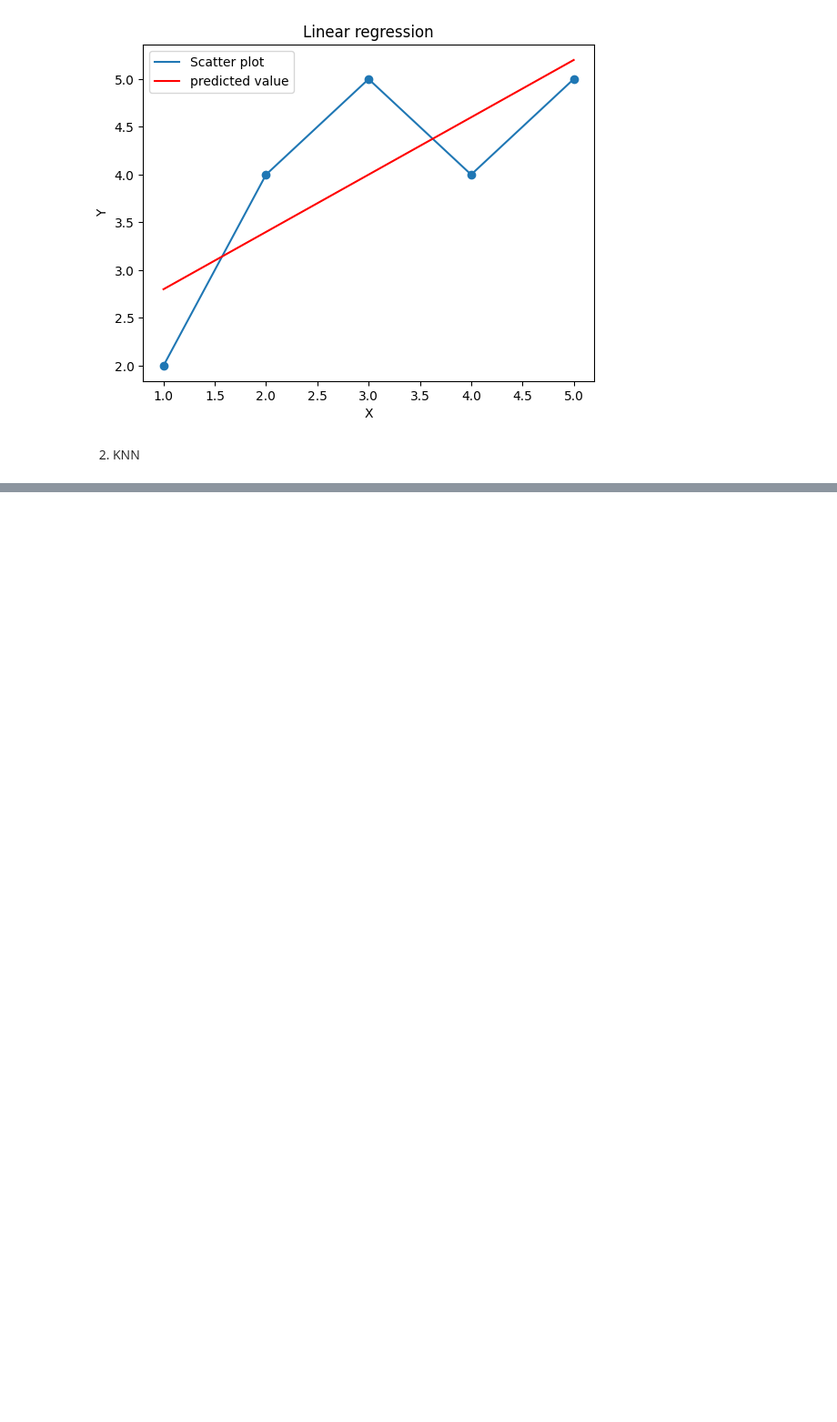
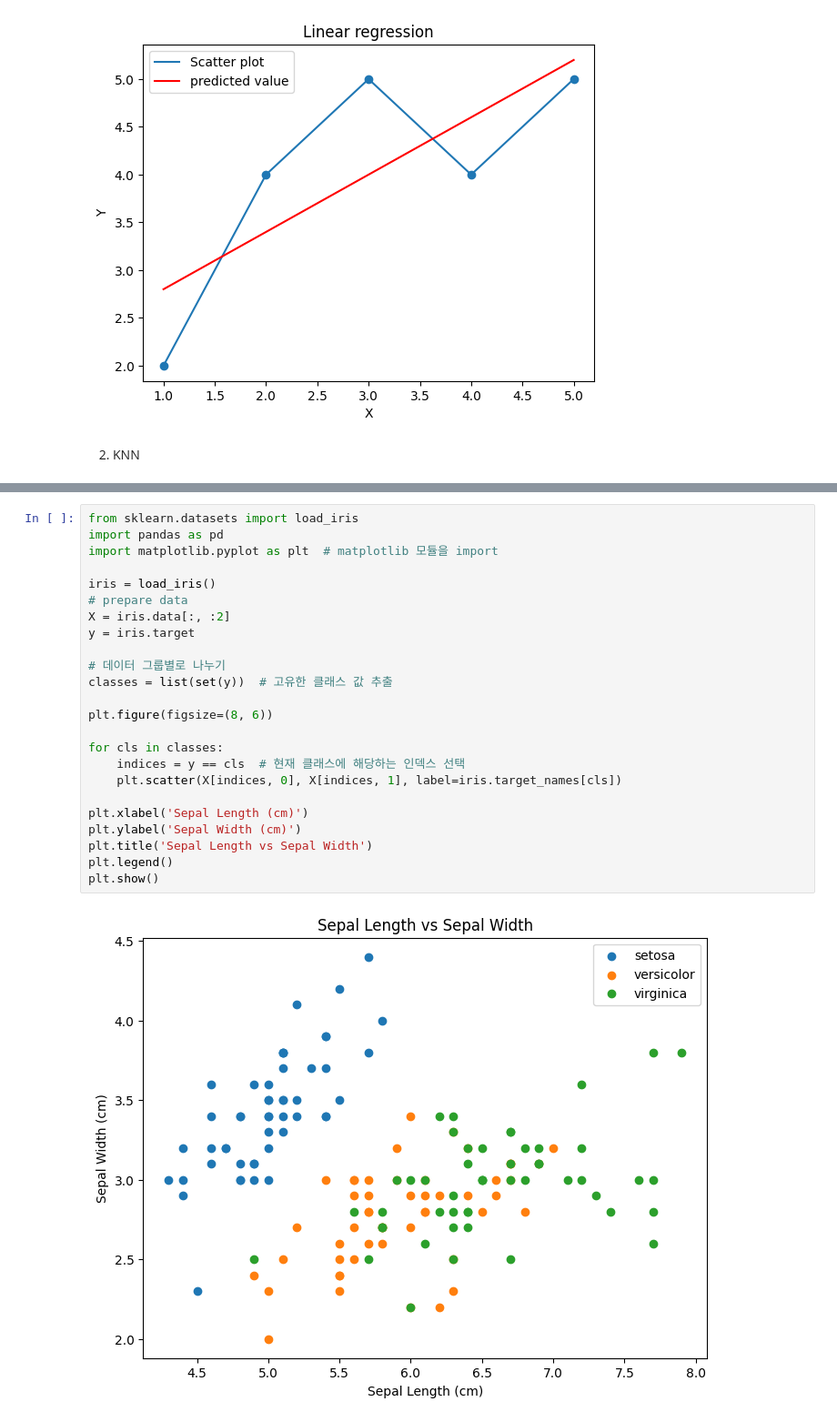
Before and after one commit to jiieunshin/high-univ, a Jupyter notebook: python/ML.ipynb, the cells around one changed output, grey strips where cells are left out. Shown: that part at 91% size. Drawn from its saved outputs; the diff is of its cells as text; blank space fills up the shorter version.

```diff
--- a/python/ML.ipynb
+++ b/python/ML.ipynb
@@ -80,0 +78,26 @@ array([2.8, 4. , 5.2, 6.4, 7.6])
+# %%
+from sklearn.datasets import load_iris
+import pandas as pd
+import matplotlib.pyplot as plt  # matplotlib 모듈을 import
+
+iris = load_iris()
+# prepare data
+X = iris.data[:, :2]
+y = iris.target
+
+# 데이터 그룹별로 나누기
+classes = list(set(y))  # 고유한 클래스 값 추출
+
+plt.figure(figsize=(8, 6))
+
+for cls in classes:
+    indices = y == cls  # 현재 클래스에 해당하는 인덱스 선택
+    plt.scatter(X[indices, 0], X[indices, 1], label=iris.target_names[cls])
+
+plt.xlabel('Sepal Length (cm)')
+plt.ylabel('Sepal Width (cm)')
+plt.title('Sepal Length vs Sepal Width')
+plt.legend()
+plt.show()
+# %% [output]
+[figure, added]
```
Also changed, not shown: parts of 5 cells of this notebook, 1 other file.
